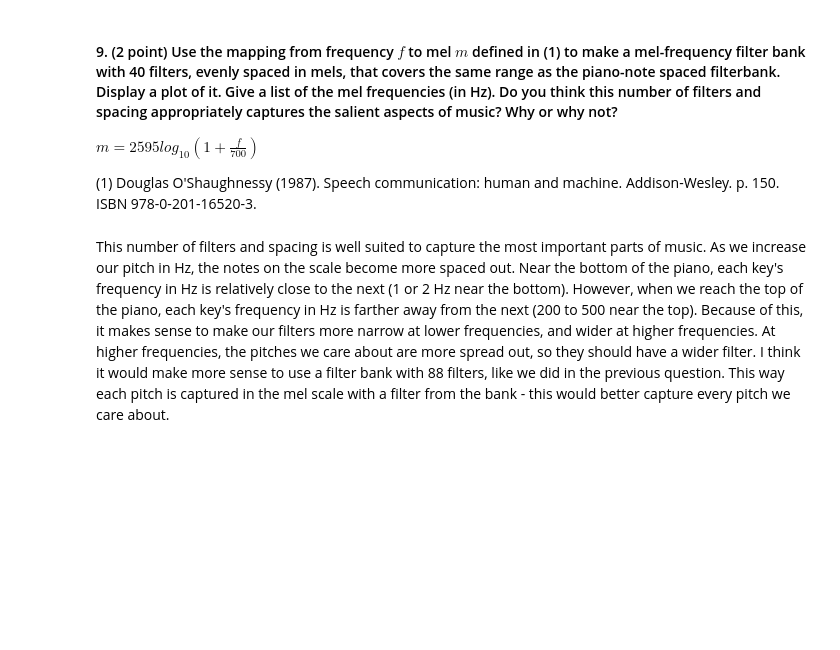
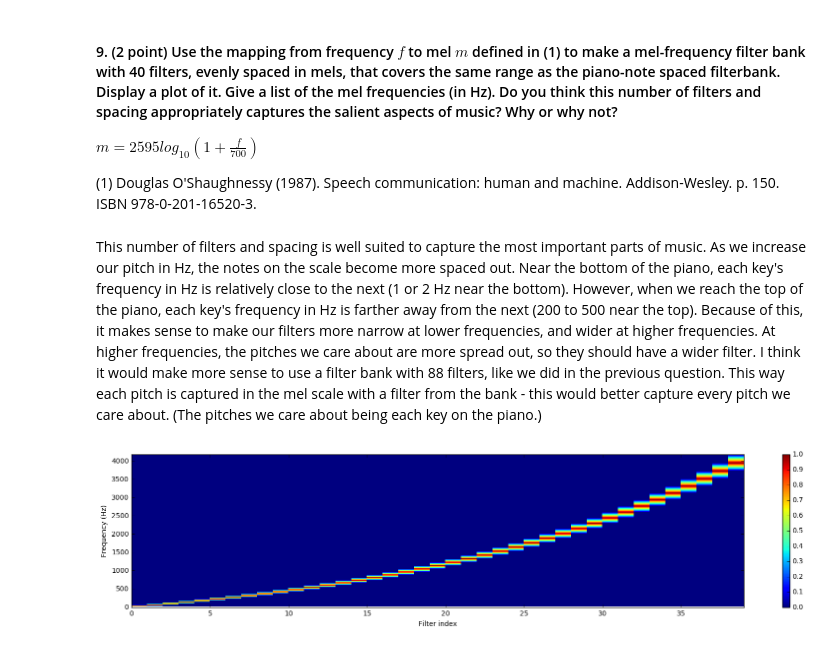
Before and after one commit to mniemer/eecs352, a Jupyter notebook: hw2/HW2.ipynb, the cells around one changed output. Drawn from its saved outputs; the diff is of its cells as text; code cells hidden in the pictures; blank space fills up the shorter version.

```diff
--- a/hw2/HW2.ipynb
+++ b/hw2/HW2.ipynb
@@ -459,4 +459,38 @@ $m = 2595log_{10}(1+\frac{f}{700})$
 
 (1) Douglas O'Shaughnessy (1987). Speech communication: human and machine. Addison-Wesley. p. 150. ISBN 978-0-201-16520-3.
 # %% [markdown]
-This number of filters and spacing is well suited to capture the most important parts of music. As we increase our pitch in Hz, the notes on the scale become more spaced out. Near the bottom of the piano, each key's frequency in Hz is relatively close to the next (1 or 2 Hz near the bottom). However, when we reach the top of the piano, each key's frequency in Hz is farther away from the next (200 to 500 near the top). Because of this, it makes sense to make our filters more narrow at lower frequencies, and wider at higher frequencies. At higher frequencies, the pitches we care about are more spread out, so they should have a wider filter. I think it would make more sense to use a filter bank with 88 filters, like we did in the previous question. This way each pitch is captured in the mel scale with a filter from the bank - this would better capture every pitch we care about.
+This number of filters and spacing is well suited to capture the most important parts of music. As we increase our pitch in Hz, the notes on the scale become more spaced out. Near the bottom of the piano, each key's frequency in Hz is relatively close to the next (1 or 2 Hz near the bottom). However, when we reach the top of the piano, each key's frequency in Hz is farther away from the next (200 to 500 near the top). Because of this, it makes sense to make our filters more narrow at lower frequencies, and wider at higher frequencies. At higher frequencies, the pitches we care about are more spread out, so they should have a wider filter. I think it would make more sense to use a filter bank with 88 filters, like we did in the previous question. This way each pitch is captured in the mel scale with a filter from the bank - this would better capture every pitch we care about. (The pitches we care about being each key on the piano.)
+# %%
+def hz_to_mel(f):
+    return 2595*math.log10(1+(f/700))
+
+def mel_to_hz(m):
+    return 700*((10**(m/2595))-1)
+
+#get mel frequencies of top and bottom piano note
+top_piano_note_mel = hz_to_mel(top_piano_note)
+bottom_piano_note_mel = hz_to_mel(bottom_piano_note)
+
+#create linearly spaced filter centers in mels
+mel_cfreqs = np.linspace(bottom_piano_note_mel, top_piano_note_mel, 40)
+hz_cfreqs = np.zeros(len(mel_cfreqs))
+for i in range(len(hz_cfreqs)):
+    hz_cfreqs[i] = mel_to_hz(mel_cfreqs[i])
+
+#convert filter centers back to mels
+freqs = np.linspace(bottom_piano_note,top_piano_note,(top_piano_note-bottom_piano_note + 1))
+filter_bank = make_triangular_filters(hz_cfreqs, freqs, nyquist)
+x = np.arange(len(hz_cfreqs))
+y = np.linspace(freqs[0], freqs[-1], len(freqs))
+
+#plot it
+plt.figure(figsize=(20,4))
+plt.pcolor(x, y, filter_bank.T)
+plt.xlim([0, len(hz_cfreqs)-1])
+plt.ylim([0, freqs[-1]])
+plt.xlabel('Filter index')
+plt.ylabel('Frequency (Hz)')
+plt.colorbar()
+plt.show()
+# %% [output]
+[figure, added]
```
